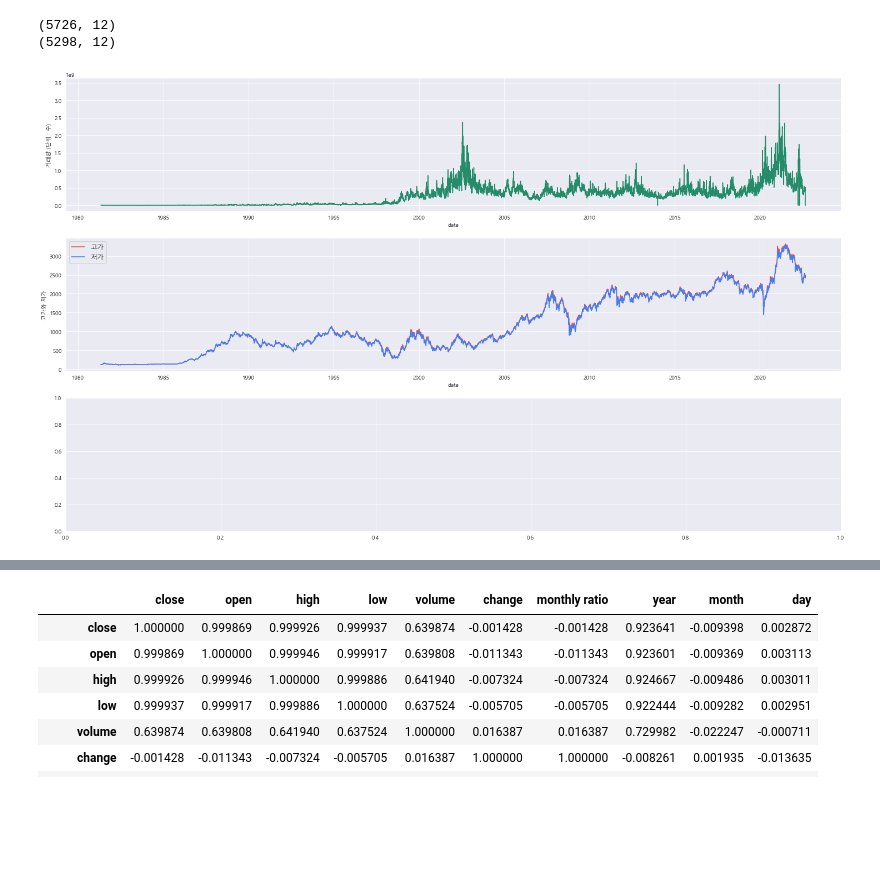
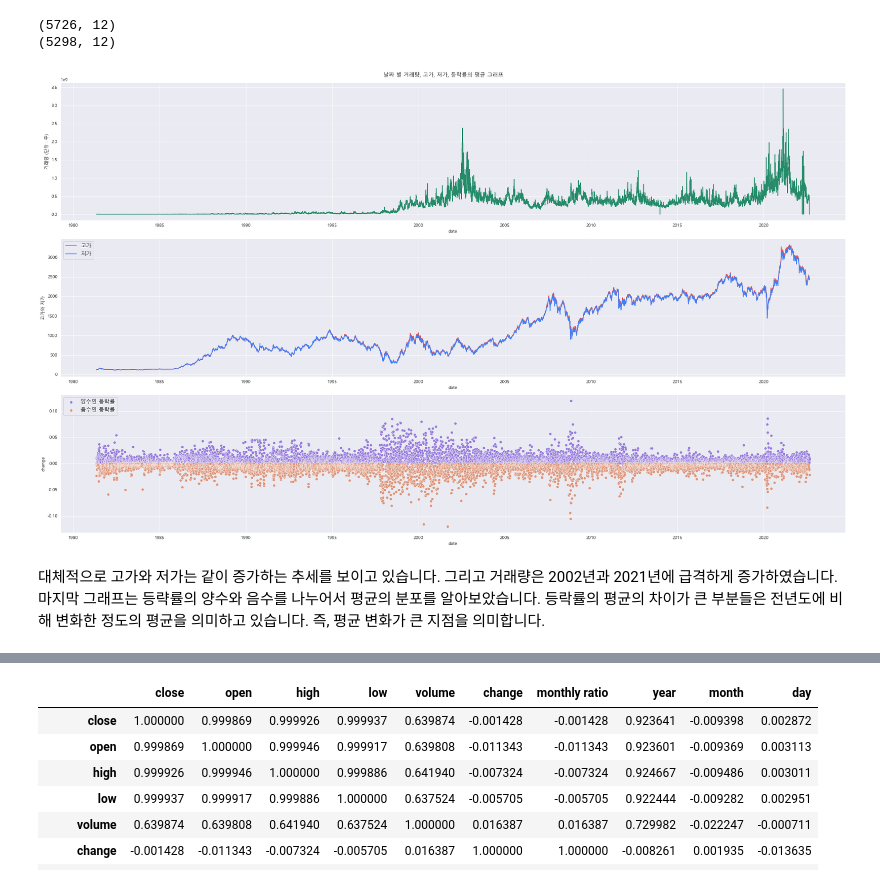
Before and after one commit to NohJeongKim/dacon-kospi, a Jupyter notebook: kospi.ipynb, the cells around one changed output, grey strips where cells are left out. Drawn from its saved outputs; the diff is of its cells as text; code cells hidden in the pictures; blank space fills up the shorter version.

```diff
--- a/kospi.ipynb
+++ b/kospi.ipynb
@@ -407,12 +407,21 @@ print(change_negative.shape)
 # %%
 fig, ax=plt.subplots(3,1, figsize=(25, 15))
 
 _=sns.lineplot(data=df_copy, x="date", y="volume", ax=ax[0], color="#258C6A")
 _=sns.lineplot(data=df_copy, x="date", y="high", ax=ax[1], color="#F64F42", label="고가")
 _=sns.lineplot(data=df_copy, x="date", y="low", ax=ax[1], color="#437EF6", label="저가")
+_=sns.scatterplot(data=df1, x="date", y="change", ax=ax[2], color="#967BDC", label="양수인 등락률")
+_=sns.scatterplot(data=df2, x="date", y="change", ax=ax[2], color="#DC957B", label="음수인 등락률")
 
 _=ax[0].set_ylabel("거래량 (단위 : 주)")
 _=ax[1].set_ylabel("고가와 저가")
 _=ax[1].legend(loc="upper left", fontsize=12)
+_=ax[2].legend(loc="upper left", fontsize=12)
+
+_=plt.suptitle("날짜 별 거래량, 고가, 저가, 등락률의 평균 그래프")
+_=plt.tight_layout()
+plt.savefig("images/날짜 별 거래량, 고가, 저가, 등락률의 평균 그래프.png", dpi=200, facecolor="white")
 # %% [output]
-[figure, old version]
+[figure, new version]
+# %% [markdown]
+대체적으로 고가와 저가는 같이 증가하는 추세를 보이고 있습니다. 그리고 거래량은 2002년과 2021년에 급격하게 증가하였습니다. 마지막 그래프는 등략률의 양수와 음수를 나누어서 평균의 분포를 알아보았습니다. 등락률의 평균의 차이가 큰 부분들은 전년도에 비해 변화한 정도의 평균을 의미하고 있습니다. 즉, 평균 변화가 큰 지점을 의미합니다.
```
Also changed, not shown: parts of 21 cells of this notebook, 5 other files.
